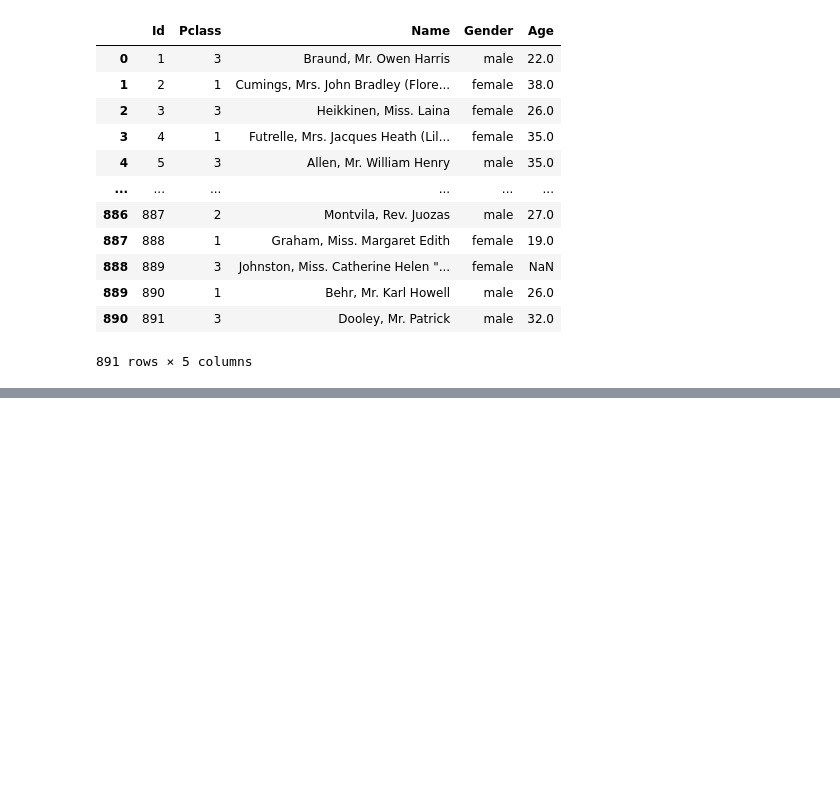
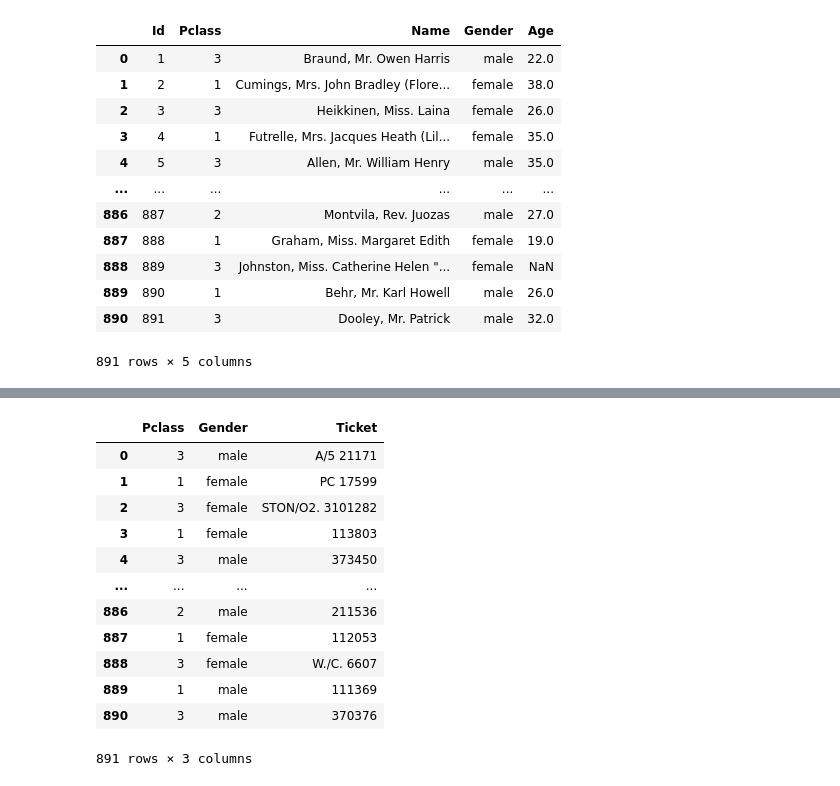
Before and after one commit to demohari/pandas, a Jupyter notebook: pandas.ipynb, the cells around one changed output, grey strips where cells are left out. Drawn from its saved outputs; the diff is of its cells as text; code cells hidden in the pictures; blank space fills up the shorter version.

```diff
--- a/pandas.ipynb
+++ b/pandas.ipynb
@@ -246,0 +311,16 @@ df1
+# %%
+df.loc[:,['Pclass','Gender','Ticket']]
+# %% [output]
+|  | Pclass | Gender | Ticket |
+| 0 | 3 | male | A/5 21171 |
+| 1 | 1 | female | PC 17599 |
+| 2 | 3 | female | STON/O2. 3101282 |
+| 3 | 1 | female | 113803 |
+| 4 | 3 | male | 373450 |
+| ... | ... | ... | ... |
+| 886 | 2 | male | 211536 |
+| 887 | 1 | female | 112053 |
+| 888 | 3 | female | W./C. 6607 |
+| 889 | 1 | male | 111369 |
+| 890 | 3 | male | 370376 |
+891 rows × 3 columns
```
Also changed, not shown: parts of 10 cells of this notebook.
